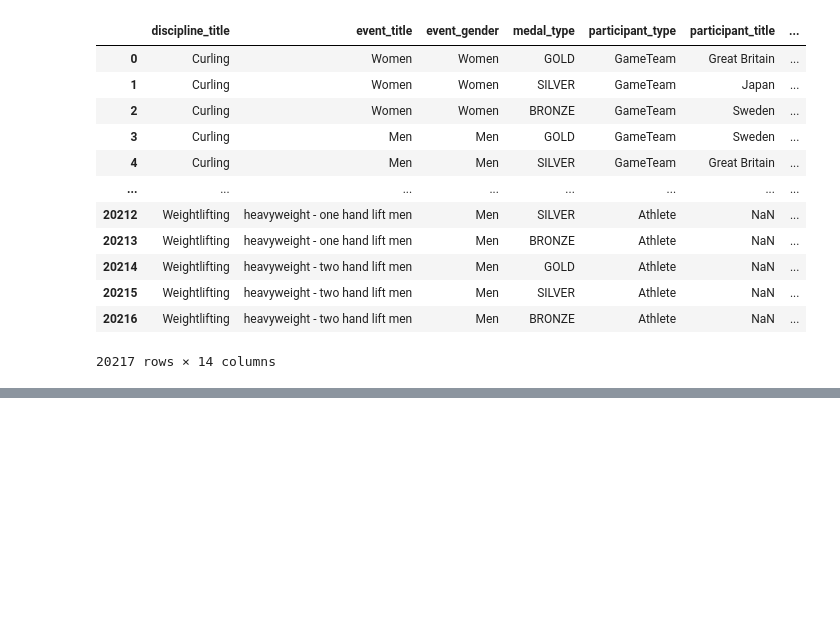
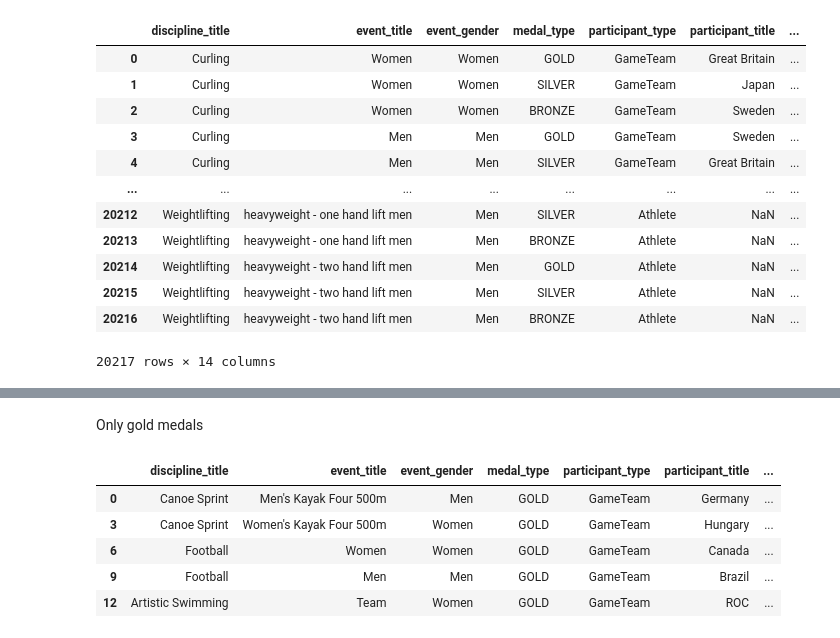
Before and after one commit to nomadflamingo/2021-olympics-data-analysis, a Jupyter notebook: src/eda.ipynb, the cells around one changed output, grey strips where cells are left out. Cells and saved outputs as stored; diff of their text form; code cells hidden in the pictures; blank space fills up the shorter version.

```diff
--- a/src/get_number_of_times_a_country_won_olympics.ipynb
+++ b/src/eda.ipynb
@@ -104,0 +115,12 @@ def get_country_medal(data, country):
+# %% [markdown]
+Only gold medals
+# %%
+data_summer_gold = data_summer[data_summer['medal_type'] == 'GOLD']
+data_summer_gold.head()
+# %% [output]
+|  | discipline_title | event_title | event_gender | medal_type | participant_type | participant_title | ... |
+| 0 | Canoe Sprint | Men's Kayak Four 500m | Men | GOLD | GameTeam | Germany | ... |
+| 3 | Canoe Sprint | Women's Kayak Four 500m | Women | GOLD | GameTeam | Hungary | ... |
+| 6 | Football | Women | Women | GOLD | GameTeam | Canada | ... |
+| 9 | Football | Men | Men | GOLD | GameTeam | Brazil | ... |
+| 12 | Artistic Swimming | Team | Women | GOLD | GameTeam | ROC | ... |
```
Also changed, not shown: parts of 4 cells of this notebook.
